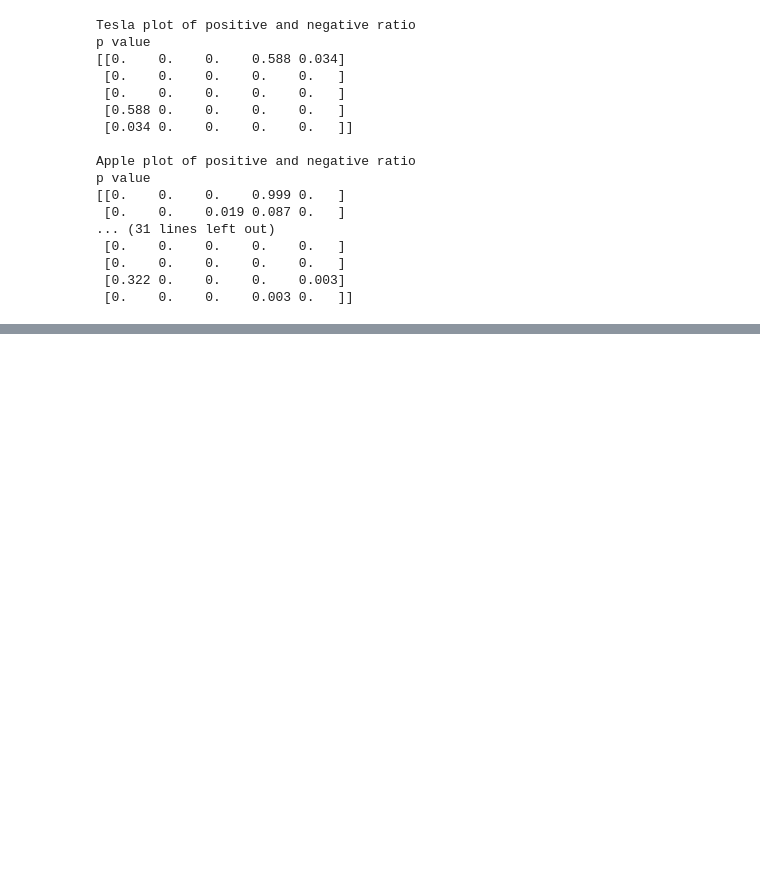
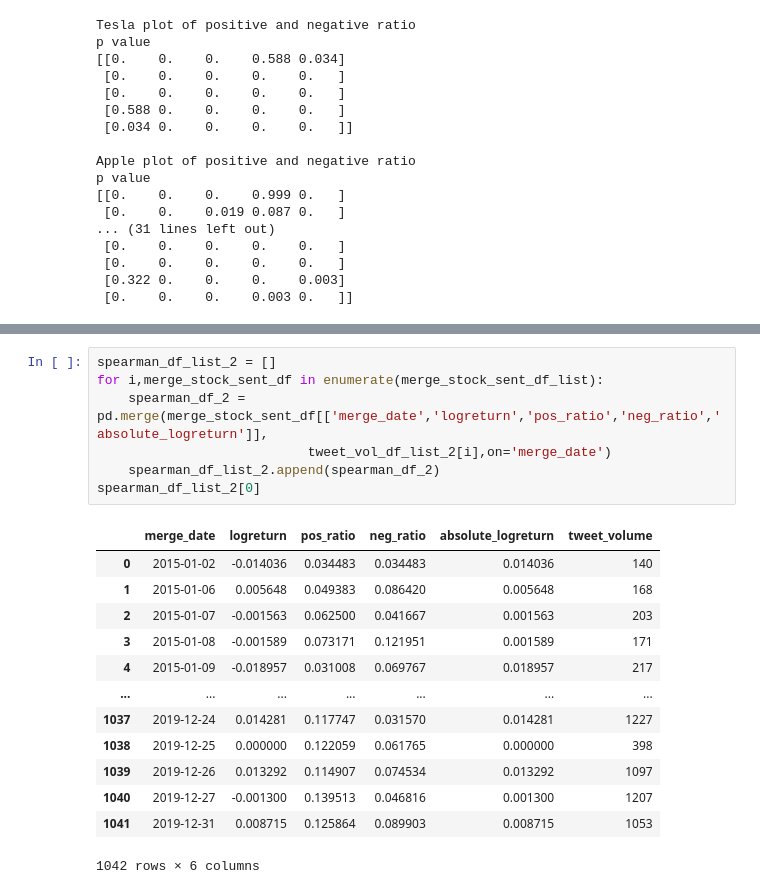
Before and after one commit to homolyapanni/MSc_thesis, a Jupyter notebook: Spearman_correlation.ipynb, the cells around one changed output, grey strips where cells are left out. Drawn from its saved outputs; the diff is of its cells as text; blank space fills up the shorter version.

```diff
--- a/Spearman_correlation.ipynb
+++ b/Spearman_correlation.ipynb
@@ -509,0 +632,21 @@ p value
+# %%
+spearman_df_list_2 = []
+for i,merge_stock_sent_df in enumerate(merge_stock_sent_df_list):
+    spearman_df_2 = pd.merge(merge_stock_sent_df[['merge_date','logreturn','pos_ratio','neg_ratio','absolute_logreturn']],
+                           tweet_vol_df_list_2[i],on='merge_date')
+    spearman_df_list_2.append(spearman_df_2)
+spearman_df_list_2[0]
+# %% [output]
+|  | merge_date | logreturn | pos_ratio | neg_ratio | absolute_logreturn | tweet_volume |
+| 0 | 2015-01-02 | -0.014036 | 0.034483 | 0.034483 | 0.014036 | 140 |
+| 1 | 2015-01-06 | 0.005648 | 0.049383 | 0.086420 | 0.005648 | 168 |
+| 2 | 2015-01-07 | -0.001563 | 0.062500 | 0.041667 | 0.001563 | 203 |
+| 3 | 2015-01-08 | -0.001589 | 0.073171 | 0.121951 | 0.001589 | 171 |
+| 4 | 2015-01-09 | -0.018957 | 0.031008 | 0.069767 | 0.018957 | 217 |
+| ... | ... | ... | ... | ... | ... | ... |
+| 1037 | 2019-12-24 | 0.014281 | 0.117747 | 0.031570 | 0.014281 | 1227 |
+| 1038 | 2019-12-25 | 0.000000 | 0.122059 | 0.061765 | 0.000000 | 398 |
+| 1039 | 2019-12-26 | 0.013292 | 0.114907 | 0.074534 | 0.013292 | 1097 |
+| 1040 | 2019-12-27 | -0.001300 | 0.139513 | 0.046816 | 0.001300 | 1207 |
+| 1041 | 2019-12-31 | 0.008715 | 0.125864 | 0.089903 | 0.008715 | 1053 |
+1042 rows × 6 columns
```
Also changed, not shown: parts of 12 cells of this notebook.
